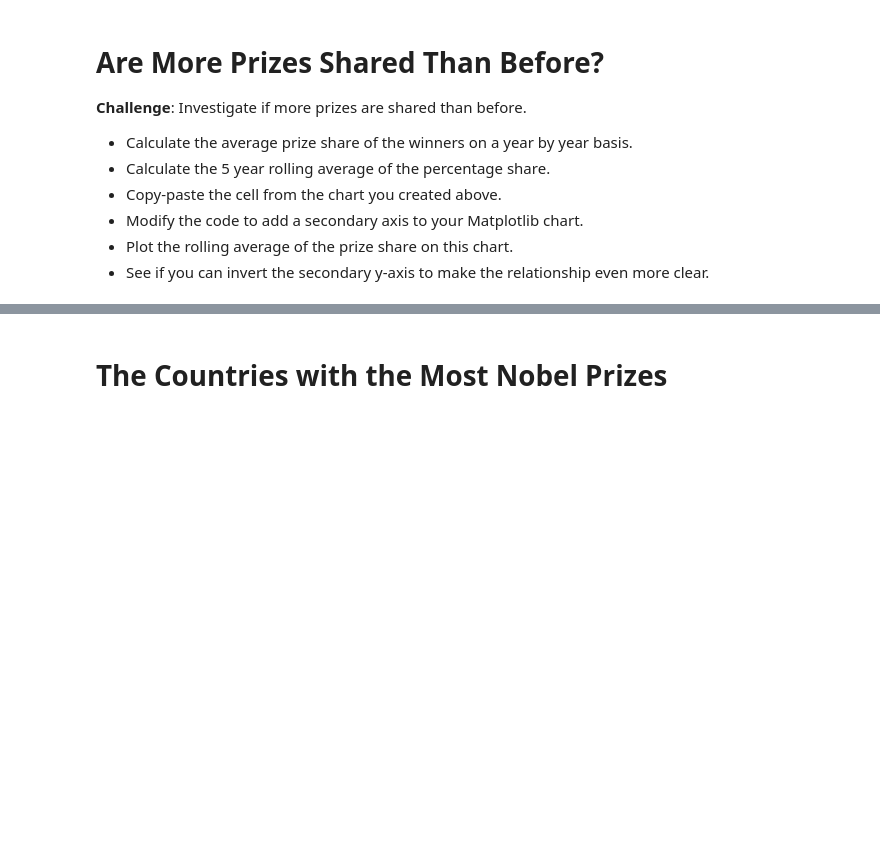
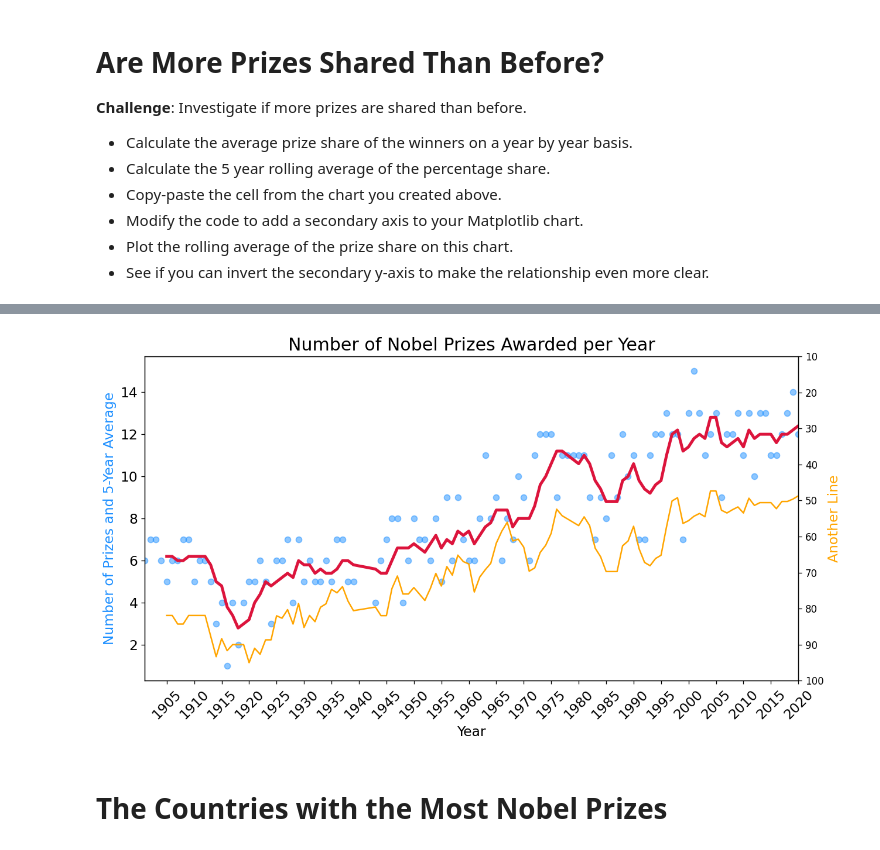
Before and after one commit to KenkiCZ/google_notebooks, a Jupyter notebook: C106_Nobel_price.ipynb, the cells around one changed output, grey strips where cells are left out. Saved outputs shown, nothing was run; the diff lists cells and outputs as text; code cells hidden in the pictures; blank space fills up the shorter version.

Commit message:
Covered various data visualization techniques and analysis tools.

```diff
--- a/C106_Nobel_price.ipynb
+++ b/C106_Nobel_price.ipynb
@@ -345,3 +343,7 @@ plt.show()
 * Modify the code to add a secondary axis to your Matplotlib chart.
 * Plot the rolling average of the prize share on this chart.
 * See if you can invert the secondary y-axis to make the relationship even more clear.
+# %%
+df_organization_type = df.groupby(["year", "laureate_type"], as_index=False)["laureate_type"].value_counts()
+df_share_prize = df.groupby("year", as_index=False)["shared_pct"].mean()
+df_share_prize
@@ -347,0 +364,4 @@ plt.show()
+# %%
+# 5 Year rolling:
+df_share_prize_5y = df_share_prize['shared_pct'].rolling(window=5).mean()
+df_share_prize_5y
@@ -348,3 +381,35 @@ plt.show()
+# %%
+plt.figure(figsize=(12,6), dpi=120)
+plt.title('Number of Nobel Prizes Awarded per Year', fontsize=18)
+plt.yticks(fontsize=14)
+plt.xticks(ticks=np.arange(1900, 2021, step=5),
+           fontsize=14,
+           rotation=45)
+
+# Create twin axes
+ax1 = plt.gca()
+ax2 = ax1.twinx()
+
+# Plotting data
+ax1.scatter(x = df_timestamp["year"], y = df_timestamp["full_name"], color="dodgerblue", alpha=0.5)
+ax2.plot(df_timestamp["year"], df_share_prize_5y, c="orange")
+ax1.plot(df_timestamp["year"], df_timestamps_5y, c='crimson', linewidth=3)
+
+# Setting limitations
+ax1.set_xlim(df_timestamp["year"].min(), df_timestamp["year"].max())
+plt.yticks(np.arange(100, 0, -10))
+
+# Labels
+ax1.set_xlabel('Year', fontsize=14)
+ax1.set_ylabel('Number of Prizes and 5-Year Average', fontsize=14, color="dodgerblue")
+ax2.set_ylabel('Another Line', fontsize=14, color="orange")
+
+# Line for inverting y_axis
+ax2.invert_yaxis()
+
+plt.show()
+# %% [output]
+[figure, added]
 # %% [markdown]
 # The Countries with the Most Nobel Prizes
 # %% [markdown]
```
Also changed, not shown: parts of 41 cells of this notebook.
